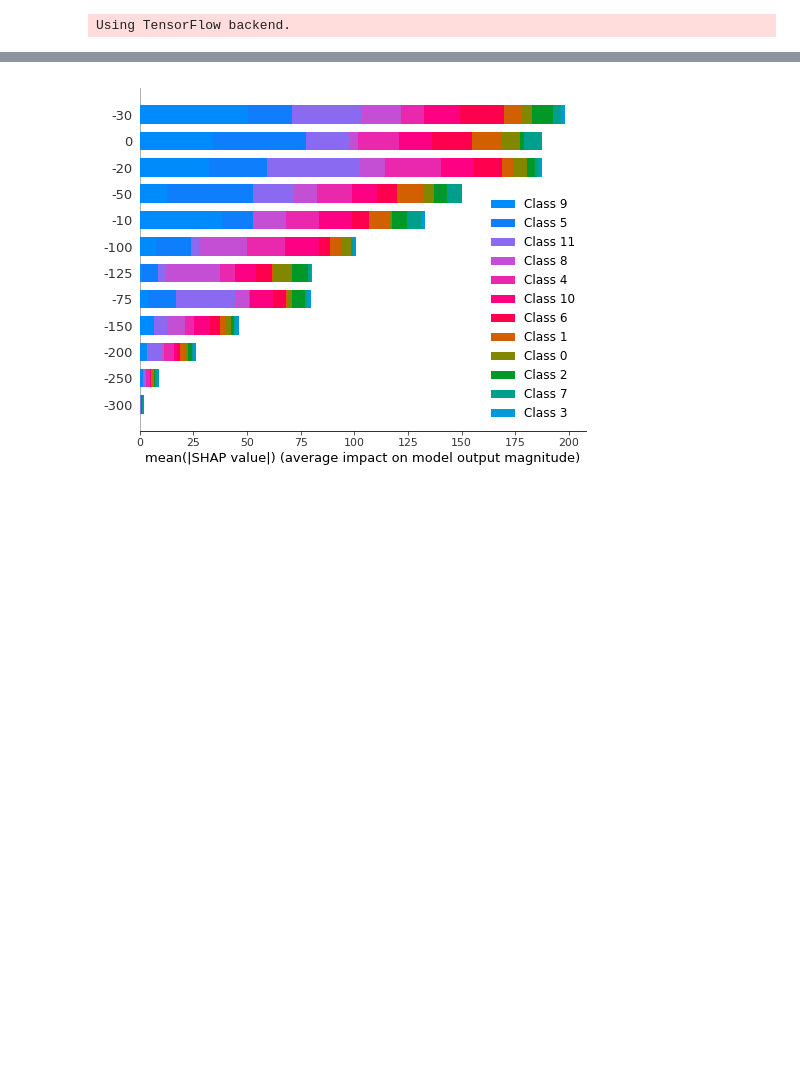
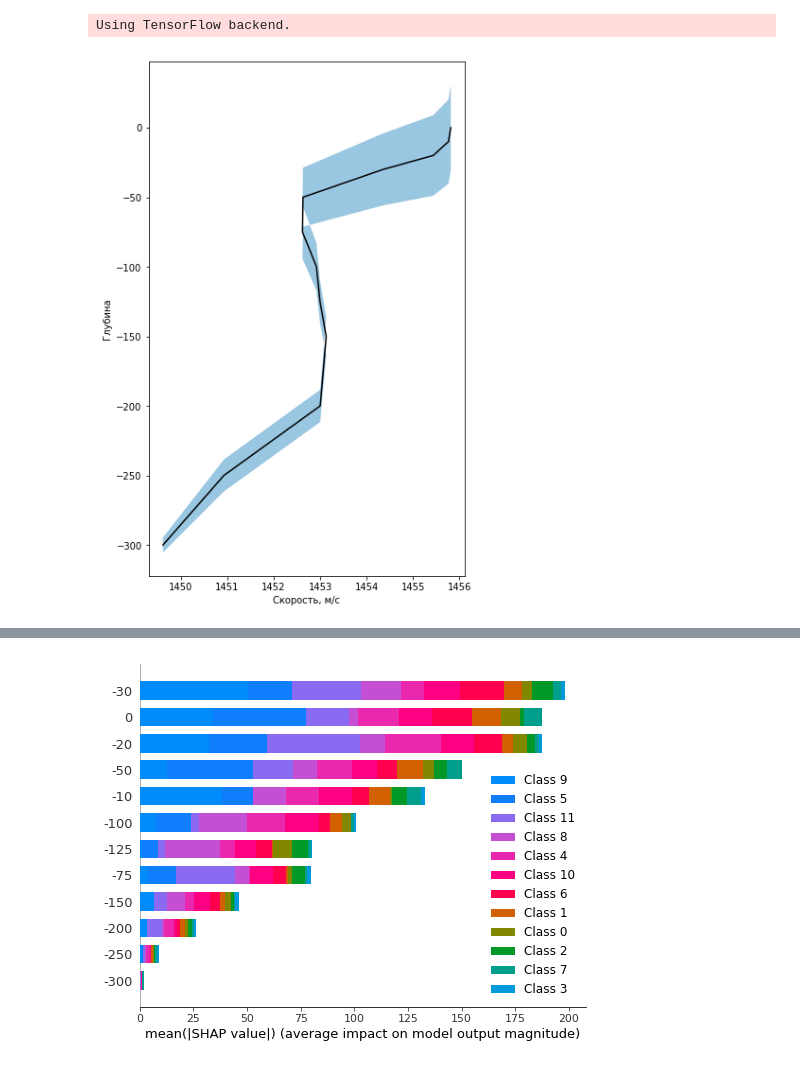
Before and after one commit to WadimZakharov/decompos_SSP, a Jupyter notebook: classif/classification by month.ipynb, the cells around one changed output, grey strips where cells are left out. Drawn from its saved outputs; the diff is of its cells as text; code cells hidden in the pictures; blank space fills up the shorter version.

```diff
--- a/classif/classification by month.ipynb
+++ b/classif/classification by month.ipynb
@@ -162,2 +54,14 @@ X, Y = creat_data_month(CZ)
 X = pd.DataFrame(X, columns=zs)
 X_train, X_test, y_train, y_test = train_test_split(X, Y, shuffle=True, test_size=0.2, stratify=Y, random_state=0)
+# %%
+x  = np.array(X)
+x_std = np.std(x, axis=0)
+x_mean = np.mean(x, axis=0)
+plt.figure(figsize=(6,10))
+plt.plot(x_mean,zs, 'k')
+plt.ylabel('Глубина')
+plt.xlabel('Скорость, м/с')
+plt.fill_between(x_mean, zs - 3*x_std, zs + 3*x_std, alpha=0.4)
+plt.show()
+# %% [output]
+[figure, added]
```
Also changed, not shown: parts of 17 cells of this notebook, 2 other files.
